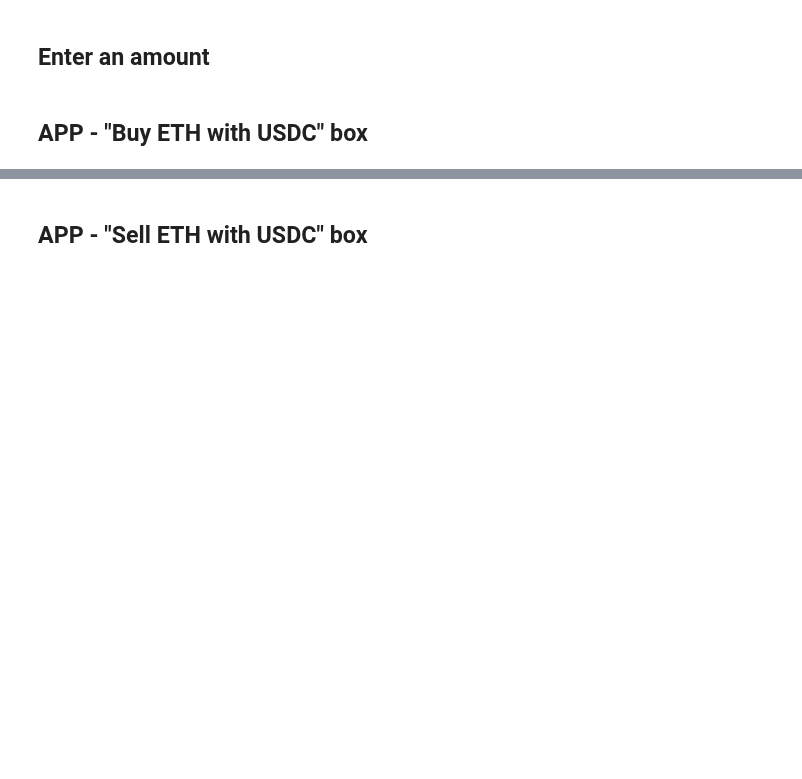
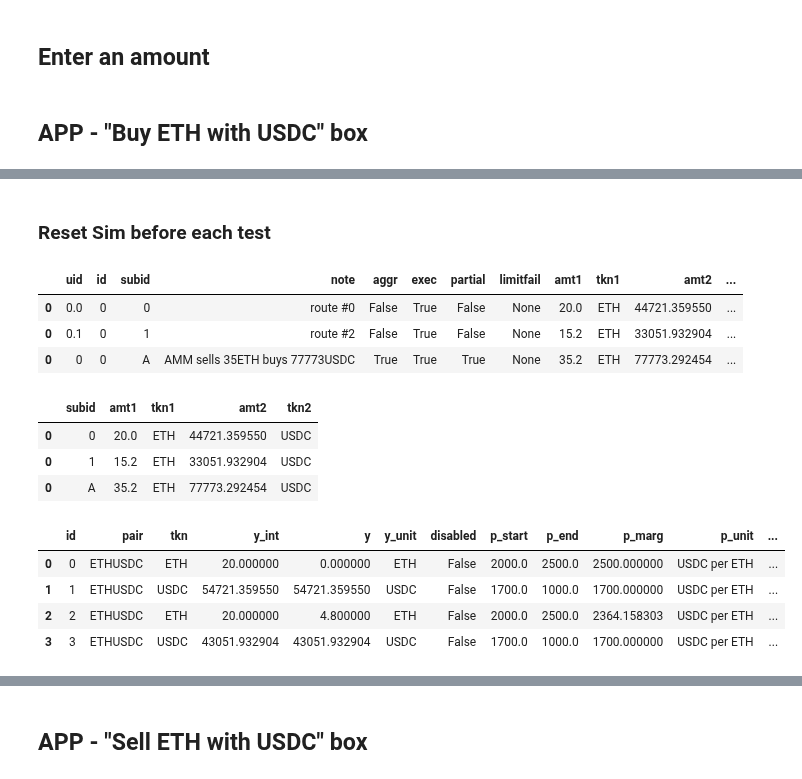
Before and after one commit to bancorprotocol/carbon-simulator, a Jupyter notebook: CarbonSim-Demo-SDKTeam_Matching_Modified.ipynb, the cells around one changed output, grey strips where cells are left out. Cells and saved outputs as stored; diff of their text form; code cells hidden in the pictures; blank space fills up the shorter version.

```diff
--- a/CarbonSim-Demo-SDKTeam_Matching_Modified.ipynb
+++ b/CarbonSim-Demo-SDKTeam_Matching_Modified.ipynb
@@ -172,0 +176,4 @@ amount = 500000000
+# %% [markdown]
+### Reset Sim before each test
+# %%
+Sim = reset_Sim()
@@ -173,4 +182,24 @@ amount = 500000000
 # %%
 # Enter 1 ETH into the "BUY ETH for USDC" box
-tbTar10 = Sim.amm_sells(f"{tkn0}", amount, execute=False, support_partial=False) # route_trade_by_target
+tbTar10 = Sim.amm_sells(f"{tkn0}", ETH_amount_1, execute=True, support_partial=False) # route_trade_by_target
 tbTar10['trades']
+# %% [output]
+|  | uid | id | subid | note | aggr | exec | partial | limitfail | amt1 | tkn1 | amt2 | ... |
+| 0 | 0.0 | 0 | 0 | route #0 | False | True | False | None | 20.0 | ETH | 44721.359550 | ... |
+| 0 | 0.1 | 0 | 1 | route #2 | False | True | False | None | 15.2 | ETH | 33051.932904 | ... |
+| 0 | 0 | 0 | A | AMM sells 35ETH buys 77773USDC | True | True | True | None | 35.2 | ETH | 77773.292454 | ... |
+# %%
+tbTar10['trades'][['subid', 'amt1', 'tkn1', 'amt2', 'tkn2']]
+# %% [output]
+|  | subid | amt1 | tkn1 | amt2 | tkn2 |
+| 0 | 0 | 20.0 | ETH | 44721.359550 | USDC |
+| 0 | 1 | 15.2 | ETH | 33051.932904 | USDC |
+| 0 | A | 35.2 | ETH | 77773.292454 | USDC |
+# %%
+Sim.state()['orders']
+# %% [output]
+|  | id | pair | tkn | y_int | y | y_unit | disabled | p_start | p_end | p_marg | p_unit | ... |
+| 0 | 0 | ETHUSDC | ETH | 20.000000 | 0.000000 | ETH | False | 2000.0 | 2500.0 | 2500.000000 | USDC per ETH | ... |
+| 1 | 1 | ETHUSDC | USDC | 54721.359550 | 54721.359550 | USDC | False | 1700.0 | 1000.0 | 1700.000000 | USDC per ETH | ... |
+| 2 | 2 | ETHUSDC | ETH | 20.000000 | 4.800000 | ETH | False | 2000.0 | 2500.0 | 2364.158303 | USDC per ETH | ... |
+| 3 | 3 | ETHUSDC | USDC | 43051.932904 | 43051.932904 | USDC | False | 1700.0 | 1000.0 | 1700.000000 | USDC per ETH | ... |
```
Also changed, not shown: parts of 55 cells of this notebook, 1 other file.
